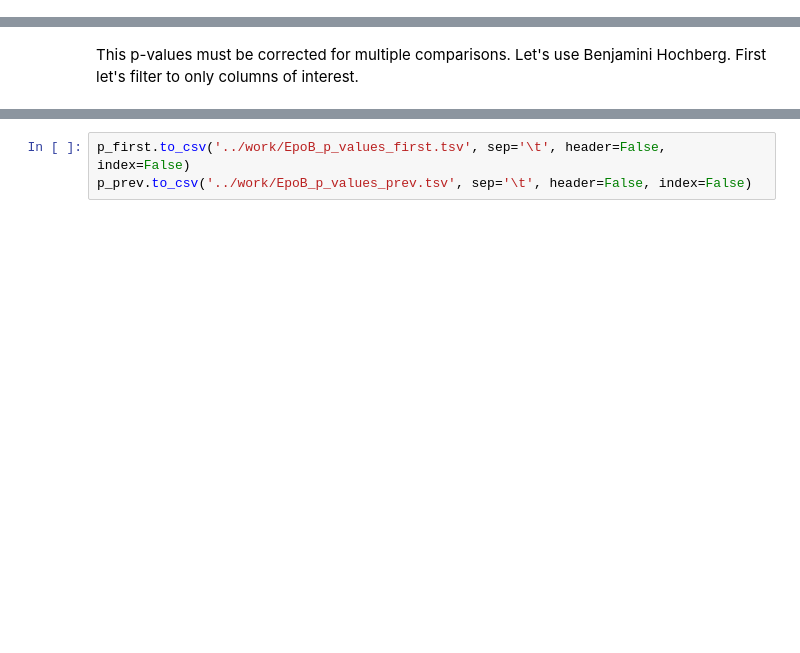
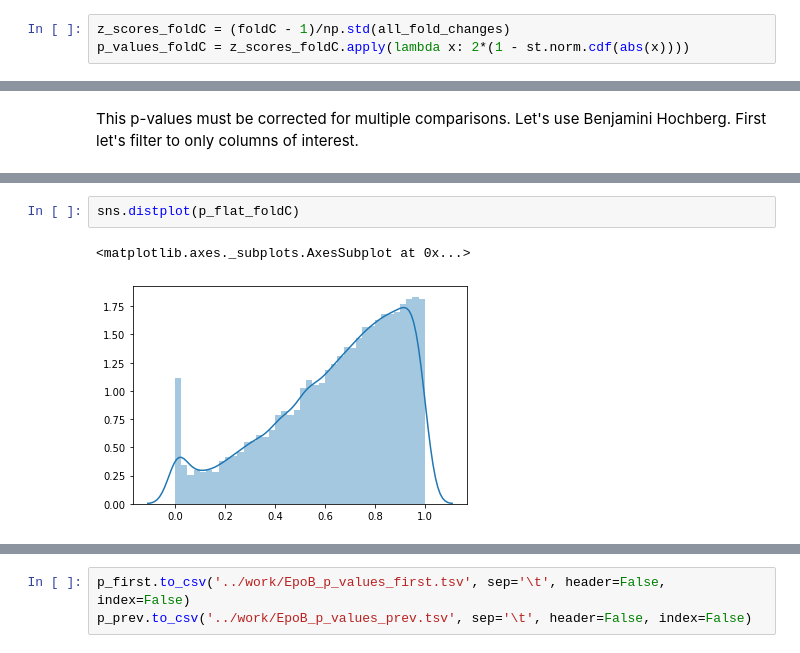
Before and after one commit to sorgerlab/indra_apps, a Jupyter notebook: tubulin/notebooks/TPS_experiments.ipynb, the cells around one changed output, grey strips where cells are left out. Saved outputs shown, nothing was run; the diff lists cells and outputs as text; blank space fills up the shorter version.

```diff
--- a/tubulin/notebooks/TPS_experiments.ipynb
+++ b/tubulin/notebooks/TPS_experiments.ipynb
@@ -120,0 +103,3 @@ p_values
+# %%
+z_scores_foldC = (foldC - 1)/np.std(all_fold_changes)
+p_values_foldC = z_scores_foldC.apply(lambda x: 2*(1 - st.norm.cdf(abs(x))))
@@ -148,0 +172,5 @@ This correction now appears far too conservative. Let's keep the original p-valu
+# %%
+sns.distplot(p_flat_foldC)
+# %% [output]
+<matplotlib.axes._subplots.AxesSubplot at 0x...>
+[figure, added]
```
Also changed, not shown: parts of 41 cells of this notebook, 3 other files.
